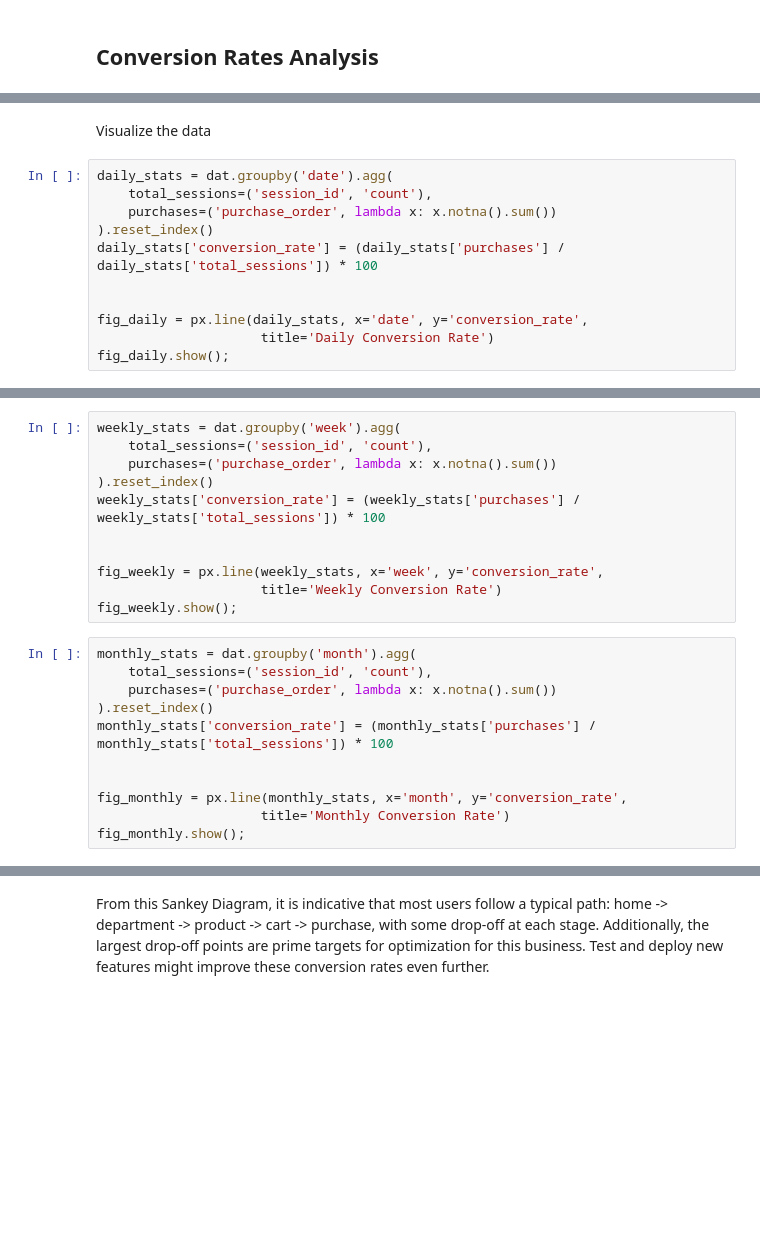
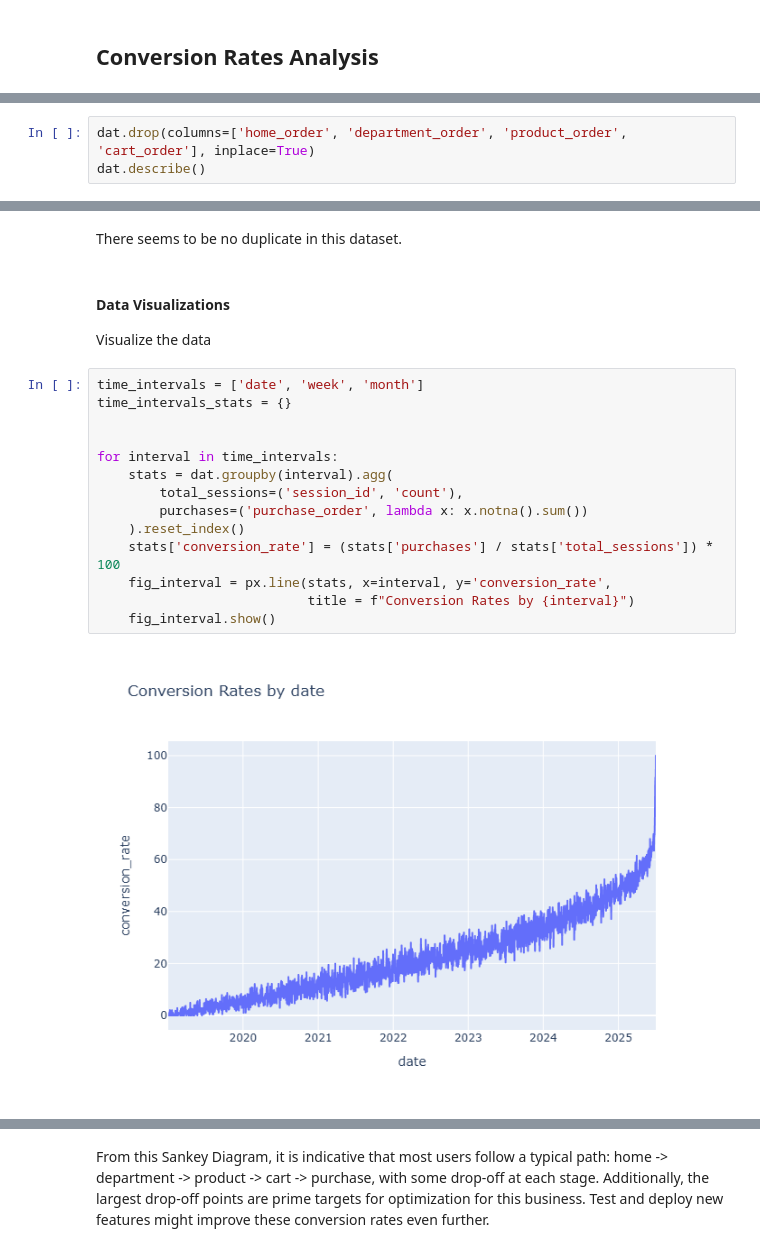
Before and after one commit to HuyPham39/Big-Query, a Jupyter notebook: thelook_analysis.ipynb, the cells around one changed output, grey strips where cells are left out. Drawn from its saved outputs; the diff is of its cells as text; blank space fills up the shorter version.

```diff
--- a/thelook_analysis.ipynb
+++ b/thelook_analysis.ipynb
@@ -77,3 +79,6 @@ dat.head()
 | 2 | 14758a16-e6f8-4b31-b716-4140ffbb6f38 | <NA> | <NA> | 2 | 1 | <NA> | [cart, product, cancel] | ... |
 | 3 | 230e6ff0-5c92-4cb7-930d-019cb81cbd9c | <NA> | <NA> | 2 | 1 | <NA> | [cart, product, cancel] | ... |
 | 4 | 26cc1a9f-2830-4537-9695-829e075fa777 | <NA> | <NA> | 2 | 1 | <NA> | [cart, product, cancel] | ... |
+# %%
+dat.drop(columns=['home_order', 'department_order', 'product_order', 'cart_order'], inplace=True)
+dat.describe()
@@ -80,13 +103,21 @@ dat.head()
+# %% [markdown]
+There seems to be no duplicate in this dataset.
 # %% [markdown]
+#### Data Visualizations
 Visualize the data
 # %%
-daily_stats = dat.groupby('date').agg(
-    total_sessions=('session_id', 'count'),
-    purchases=('purchase_order', lambda x: x.notna().sum())
-).reset_index()
-daily_stats['conversion_rate'] = (daily_stats['purchases'] / daily_stats['total_sessions']) * 100
+time_intervals = ['date', 'week', 'month']
+time_intervals_stats = {}
 
 
-fig_daily = px.line(daily_stats, x='date', y='conversion_rate',
-                     title='Daily Conversion Rate')
-fig_daily.show();
+for interval in time_intervals:
+    stats = dat.groupby(interval).agg(
+        total_sessions=('session_id', 'count'),
+        purchases=('purchase_order', lambda x: x.notna().sum())
+    ).reset_index()
+    stats['conversion_rate'] = (stats['purchases'] / stats['total_sessions']) * 100
+    fig_interval = px.line(stats, x=interval, y='conversion_rate',
+                           title = f"Conversion Rates by {interval}")
+    fig_interval.show()
+# %% [output]
+[figure, added]
@@ -93,25 +126,3 @@ fig_daily.show();
-# %%
-weekly_stats = dat.groupby('week').agg(
-    total_sessions=('session_id', 'count'),
-    purchases=('purchase_order', lambda x: x.notna().sum())
-).reset_index()
-weekly_stats['conversion_rate'] = (weekly_stats['purchases'] / weekly_stats['total_sessions']) * 100
-
-
-fig_weekly = px.line(weekly_stats, x='week', y='conversion_rate',
-                     title='Weekly Conversion Rate')
-fig_weekly.show();
-# %%
-monthly_stats = dat.groupby('month').agg(
-    total_sessions=('session_id', 'count'),
-    purchases=('purchase_order', lambda x: x.notna().sum())
-).reset_index()
-monthly_stats['conversion_rate'] = (monthly_stats['purchases'] / monthly_stats['total_sessions']) * 100
-
-
-fig_monthly = px.line(monthly_stats, x='month', y='conversion_rate',
-                     title='Monthly Conversion Rate')
-fig_monthly.show();
 # %%
 quarterly_stats = dat.groupby('quarter').agg(
     total_sessions=('session_id', 'count'),
```
Also changed, not shown: parts of 17 cells of this notebook, 1 other file.
